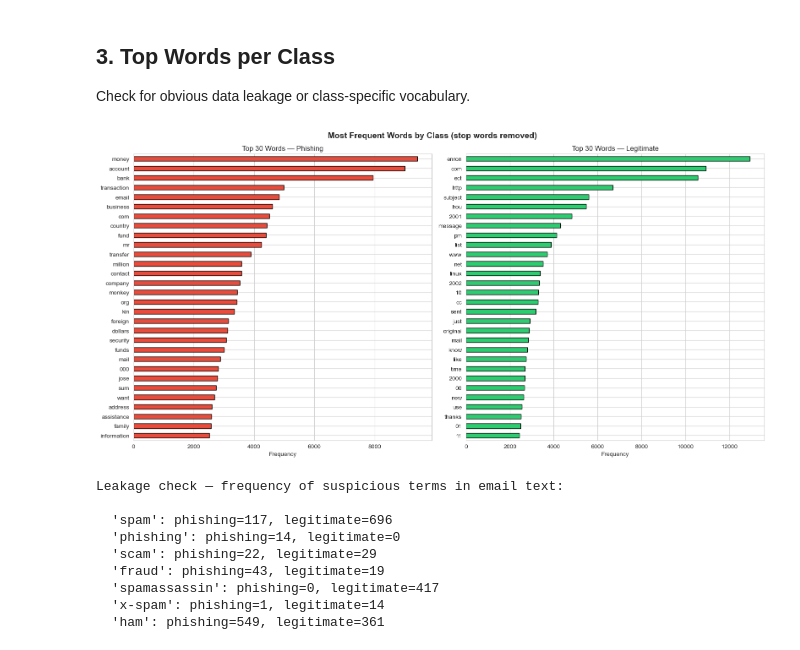
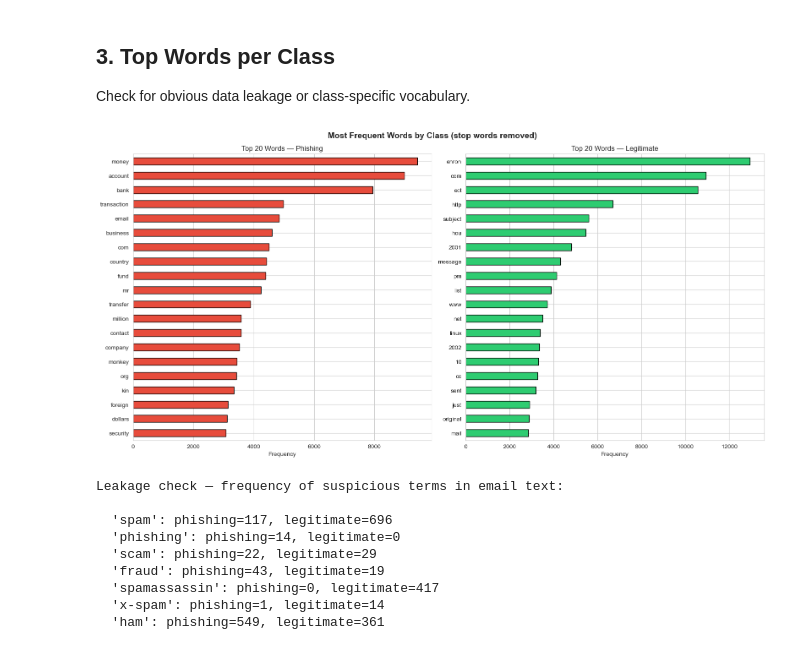
Before and after one commit to Drakey-504/synthetic-phishing-generation-and-detection, a Jupyter notebook: notebooks/01_eda.ipynb, the cells around one changed output. Cells and saved outputs as stored; diff of their text form; code cells hidden in the pictures.

```diff
--- a/notebooks/01_eda.ipynb
+++ b/notebooks/01_eda.ipynb
@@ -138,34 +138,34 @@ Passing `palette` without assigning `hue` is deprecated and will be removed in v
 
 Check for obvious data leakage or class-specific vocabulary.
 # %%
-def get_top_words(texts, n=30):
+def get_top_words(texts, n=20):
     """Return the top n most frequent words."""
     vec = CountVectorizer(stop_words="english", max_features=n)
     X = vec.fit_transform(texts)
     word_counts = X.sum(axis=0).A1
     words = vec.get_feature_names_out()
     return pd.Series(word_counts, index=words).sort_values(ascending=False)
 
 phishing_words = get_top_words(df[df["label"] == "phishing"]["text"])
 legit_words = get_top_words(df[df["label"] == "legitimate"]["text"])
 
 fig, axes = plt.subplots(1, 2, figsize=(16, 8))
 
 phishing_words.plot.barh(ax=axes[0], color="#e74c3c", edgecolor="black")
-axes[0].set_title("Top 30 Words — Phishing")
+axes[0].set_title("Top 20 Words — Phishing")
 axes[0].set_xlabel("Frequency")
 axes[0].invert_yaxis()
 
 legit_words.plot.barh(ax=axes[1], color="#2ecc71", edgecolor="black")
-axes[1].set_title("Top 30 Words — Legitimate")
+axes[1].set_title("Top 20 Words — Legitimate")
 axes[1].set_xlabel("Frequency")
 axes[1].invert_yaxis()
 
 plt.suptitle("Most Frequent Words by Class (stop words removed)", fontsize=14, fontweight="bold")
 plt.tight_layout()
 plt.show()
 # %% [output]
-[figure, old version]
+[figure, new version]
 # %%
 # Check for potential leakage terms
 leakage_terms = ["spam", "phishing", "scam", "fraud", "spamassassin", "x-spam", "ham"]
```
Also changed, not shown: 6 other files.
